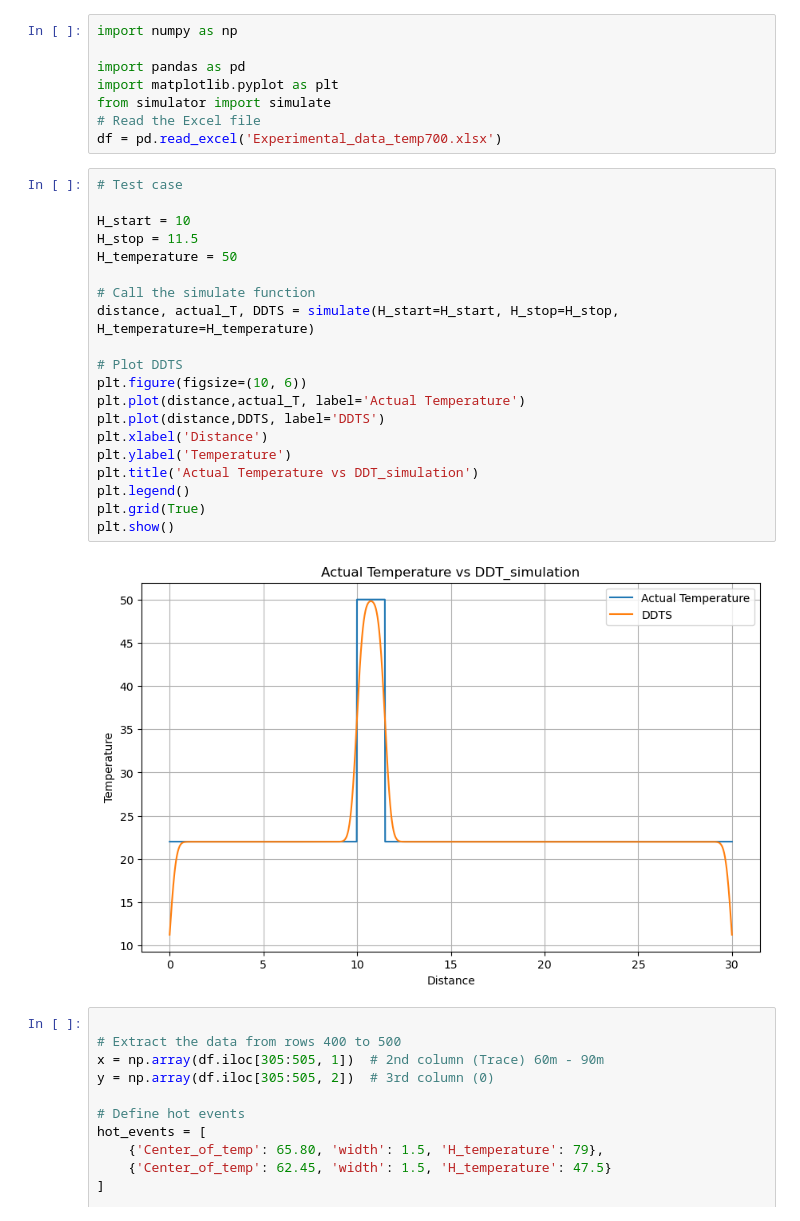
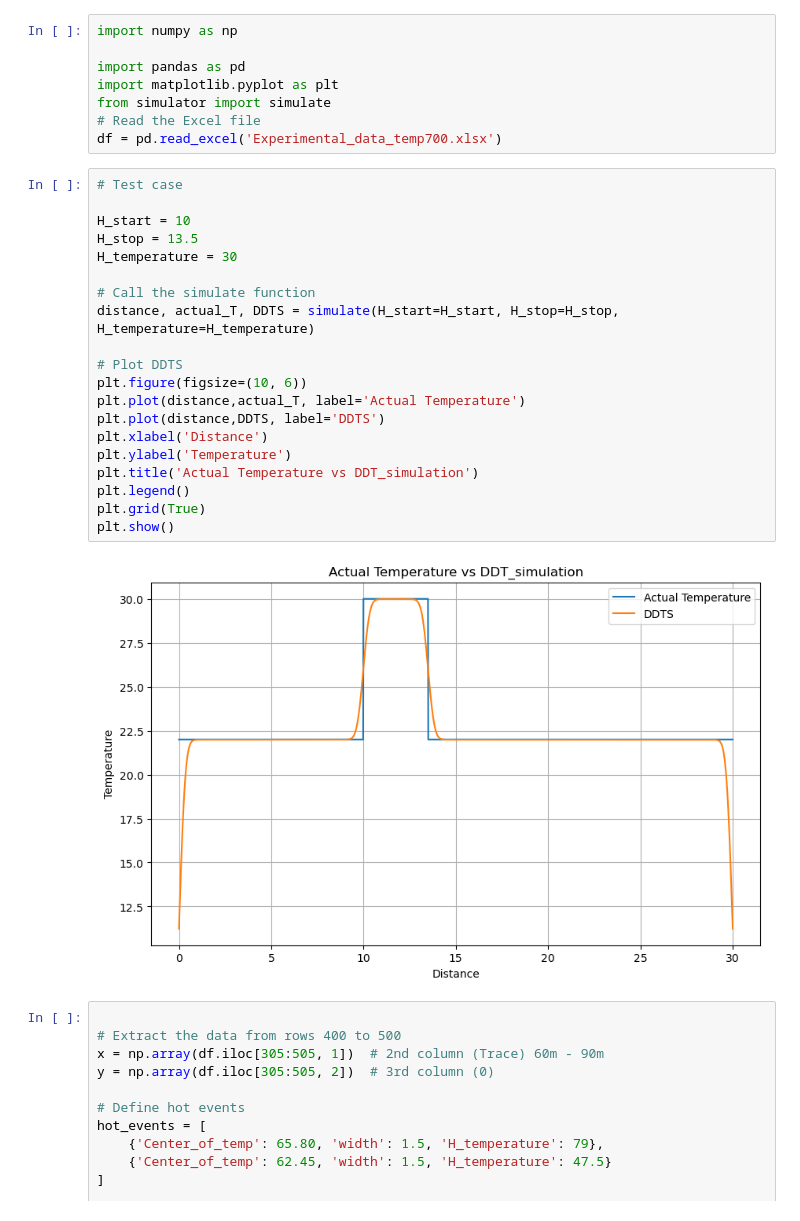
Before and after one commit to ErfanDejband/DTS_Simulation, a Jupyter notebook: test.ipynb, the cells around one changed output. Cells and saved outputs as stored; diff of their text form.

```diff
--- a/test.ipynb
+++ b/test.ipynb
@@ -9,25 +9,25 @@ df = pd.read_excel('Experimental_data_temp700.xlsx')
 # %%
 # Test case
 
 H_start = 10
-H_stop = 11.5
-H_temperature = 50
+H_stop = 13.5
+H_temperature = 30
 
 # Call the simulate function
 distance, actual_T, DDTS = simulate(H_start=H_start, H_stop=H_stop, H_temperature=H_temperature)
 
 # Plot DDTS
 plt.figure(figsize=(10, 6))
 plt.plot(distance,actual_T, label='Actual Temperature')
 plt.plot(distance,DDTS, label='DDTS')
 plt.xlabel('Distance')
 plt.ylabel('Temperature')
 plt.title('Actual Temperature vs DDT_simulation')
 plt.legend()
 plt.grid(True)
 plt.show()
 # %% [output]
-[figure, old version]
+[figure, new version]
 # %%
 
 # Extract the data from rows 400 to 500
```
Also changed, not shown: 2 other files.
